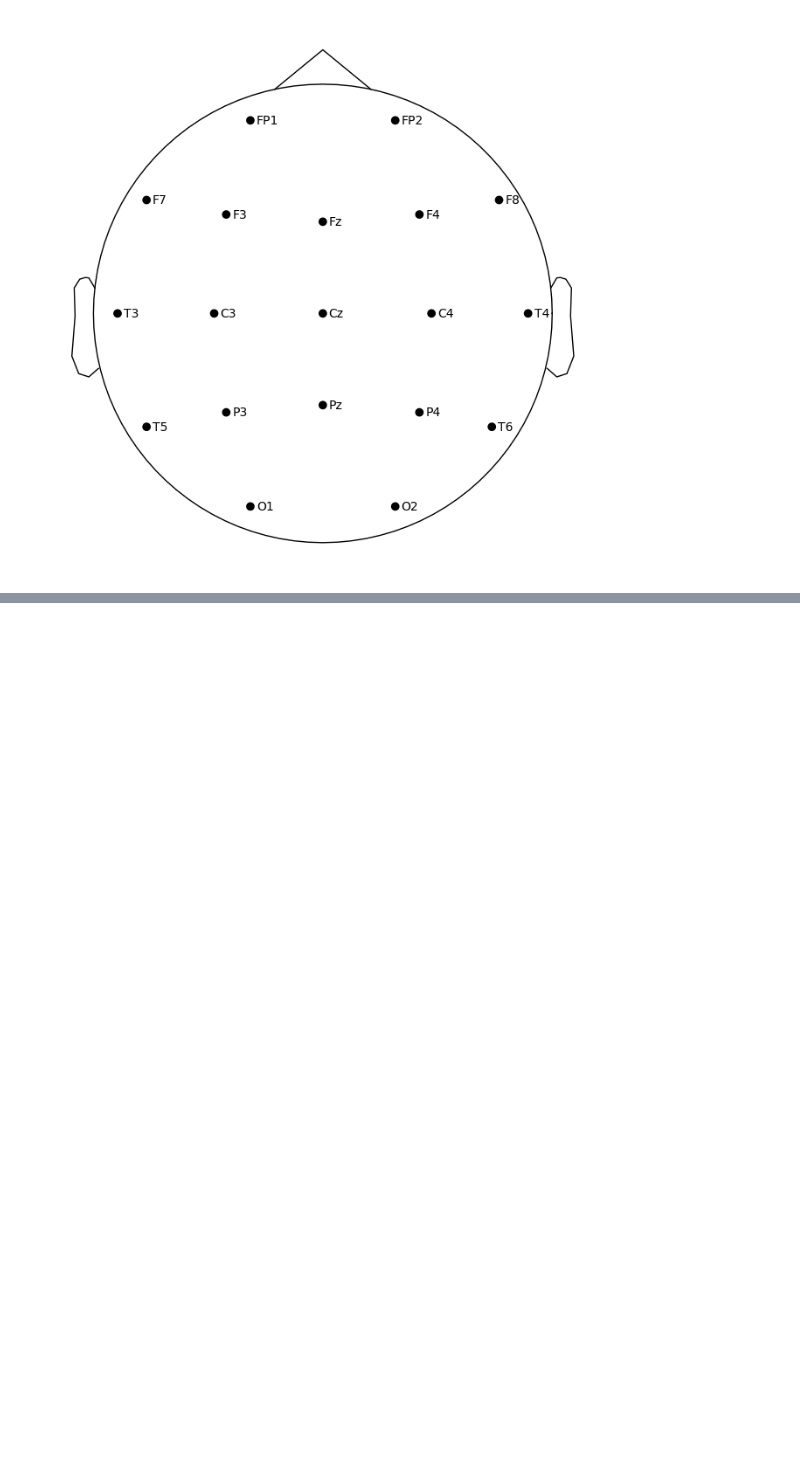
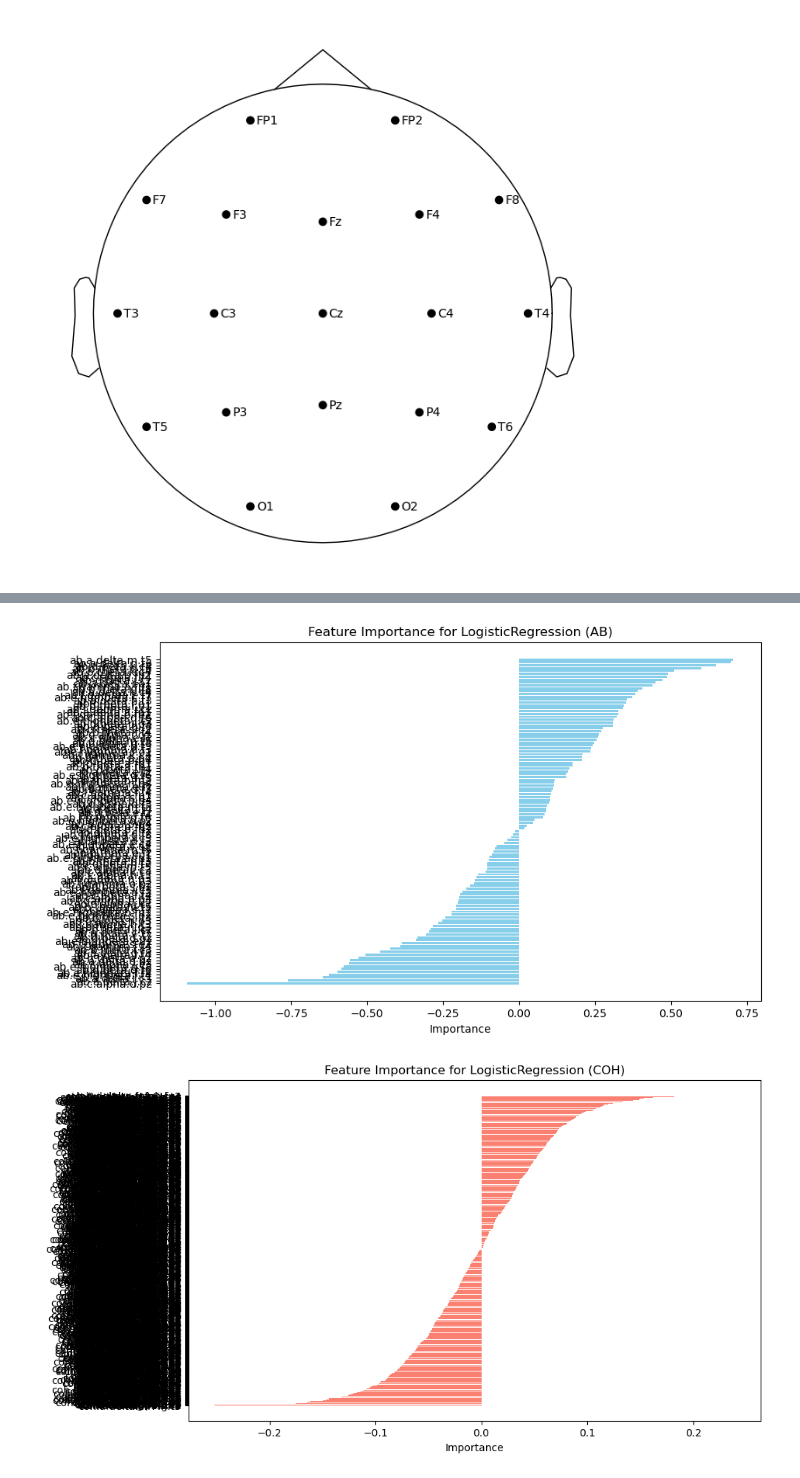
Before and after one commit to twix402/NeuroML, a Jupyter notebook: Codes/NeuroBook.ipynb, the cells around one changed output, grey strips where cells are left out. Saved outputs shown, nothing was run; the diff lists cells and outputs as text; code cells hidden in the pictures; blank space fills up the shorter version.

Commit message:
add feature importances

```diff
--- a/Codes/NeuroBook.ipynb
+++ b/Codes/NeuroBook.ipynb
@@ -763,0 +784,31 @@ plt.show()
+# %%
+from sklearn.preprocessing import StandardScaler
+
+# Scale features for AB data
+scaler_ab = StandardScaler()
+X_ab_train_scaled = scaler_ab.fit_transform(X_ab_train)
+X_ab_test_scaled = scaler_ab.transform(X_ab_test)
+# %%
+# Scale features for COH data
+scaler_coh = StandardScaler()
+X_coh_train_scaled = scaler_coh.fit_transform(X_coh_train)
+X_coh_test_scaled = scaler_coh.transform(X_coh_test)
+# %%
+# Feature importance results storage
+feature_importances = {}
+# %%
+# Train and evaluate models, extract and store feature importance
+for model_name, model in models.items():
+    print(f"\nTraining on AB data with model: {model_name}")
+    classify(model, X_ab_train_scaled, y_ab_train, X_ab_test_scaled, y_ab_test)
+
+    # Extract feature importance for AB data
+    fi_ab = extract_fi(model)
+    feature_importances[model_name + " (AB)"] = pd.DataFrame({'Feature': X_ab.columns, 'Importance': fi_ab})
+
+    print(f"\nTraining on COH data with model: {model_name}")
+    classify(model, X_coh_train_scaled, y_coh_train, X_coh_test_scaled, y_coh_test)
+
+    # Extract feature importance for COH data
+    fi_coh = extract_fi(model)
+    feature_importances[model_name + " (COH)"] = pd.DataFrame({'Feature': X_coh.columns, 'Importance': fi_coh})
@@ -763,0 +833,15 @@ plt.show()
+# %%
+import matplotlib.pyplot as plt
+
+# Plot feature importance for each model
+for model_key, fi_df in feature_importances.items():
+    fi_df = fi_df.sort_values(by="Importance", ascending=False)
+    plt.figure(figsize=(10, 6))
+    plt.barh(fi_df['Feature'], fi_df['Importance'], color='skyblue' if "AB" in model_key else 'salmon')
+    plt.xlabel("Importance")
+    plt.title(f"Feature Importance for {model_key}")
+    plt.gca().invert_yaxis()
+    plt.show()
+# %% [output]
+[figure, added]
+[figure, added]
```
Also changed, not shown: parts of 26 cells of this notebook, 6 other files.
